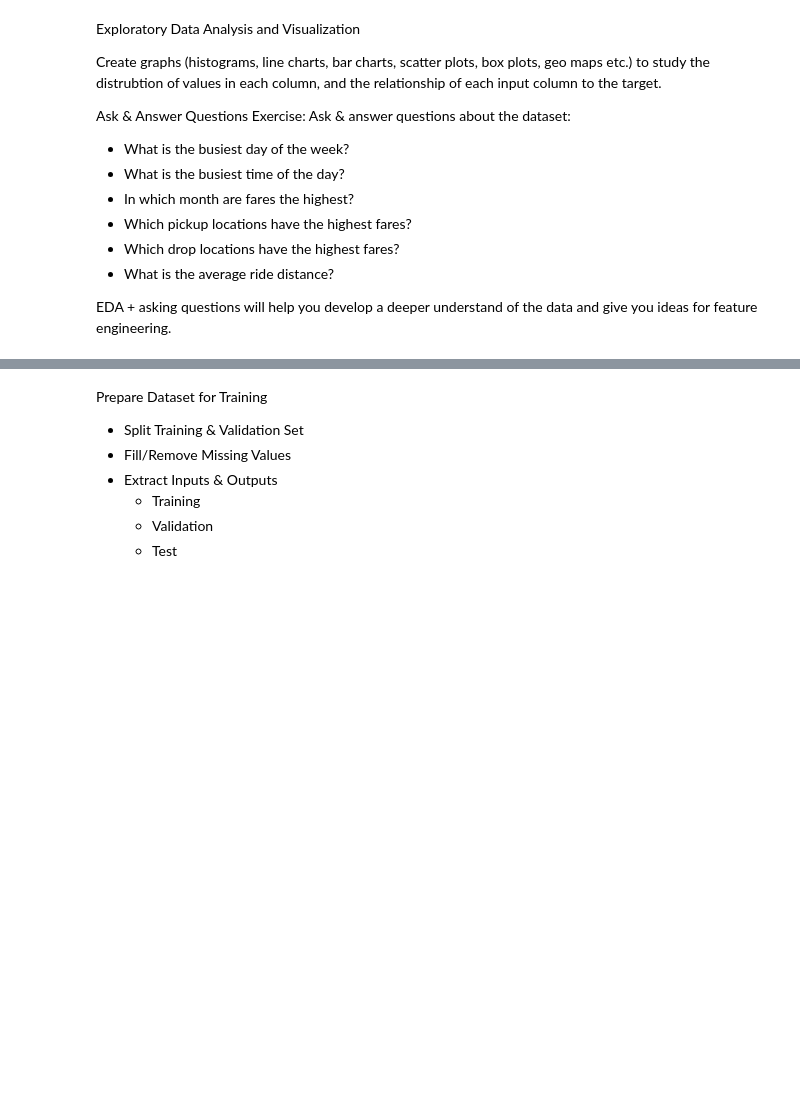
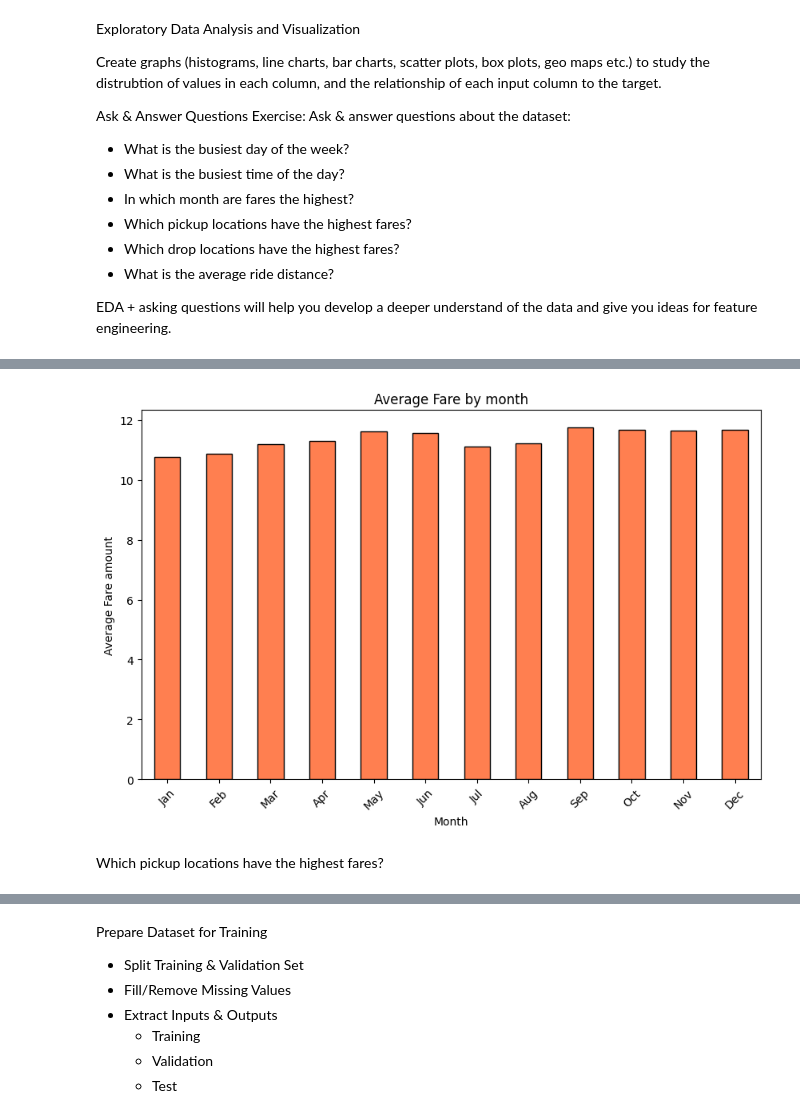
Before and after one commit to Dxdhruv/New-York-city-taxi-fare-prediction, a Jupyter notebook: New york city taxi fare prediction.ipynb, the cells around one changed output, grey strips where cells are left out. Cells and saved outputs as stored; diff of their text form; code cells hidden in the pictures; blank space fills up the shorter version.

```diff
--- a/New york city taxi fare prediction.ipynb
+++ b/New york city taxi fare prediction.ipynb
@@ -182,0 +244,5 @@ EDA + asking questions will help you develop a deeper understand of the data and
+# %%
+
+df['month'] = df['pickup_datetime'].dt.month
+average_fare_per_month = df.groupby('month')['fare_amount'].mean()
+average_fare_per_month
@@ -182,0 +264,12 @@ EDA + asking questions will help you develop a deeper understand of the data and
+# %%
+plt.figure(figsize=(10, 6))
+average_fare_per_month.plot(kind='bar', color='coral', edgecolor='black')
+plt.title('Average Fare by month')
+plt.xlabel('Month')
+plt.ylabel('Average Fare amount')
+plt.xticks(ticks=range(0, 12), labels=['Jan', 'Feb', 'Mar', 'Apr', 'May', 'Jun', 'Jul', 'Aug', 'Sep', 'Oct', 'Nov', 'Dec'], rotation=45)
+plt.show()
+# %% [output]
+[figure, added]
+# %% [markdown]
+Which pickup locations have the highest fares?
```
Also changed, not shown: parts of 26 cells of this notebook.
